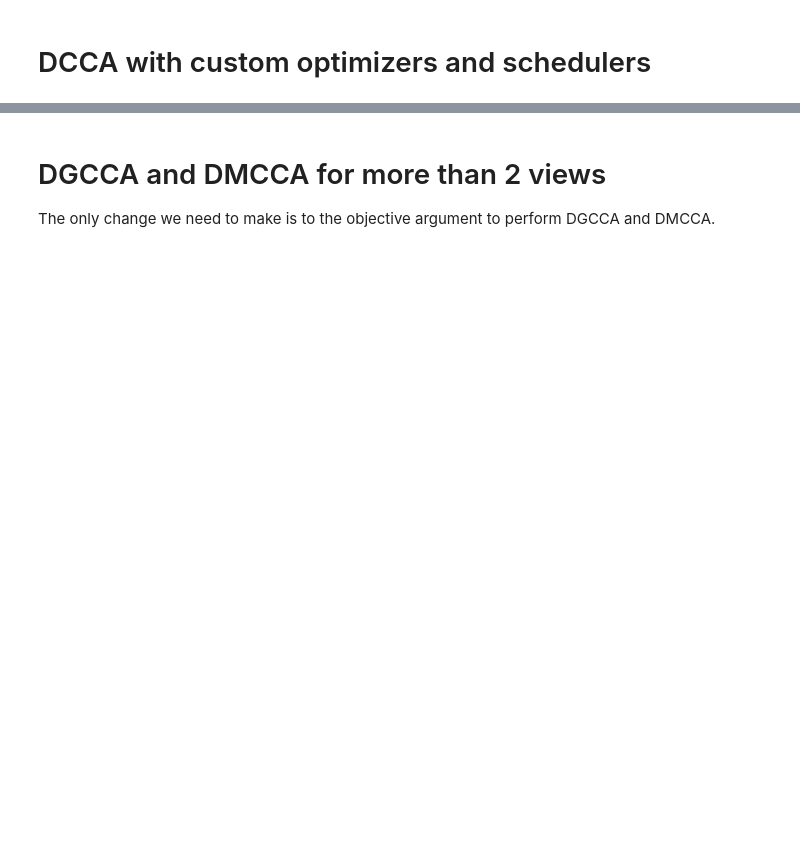
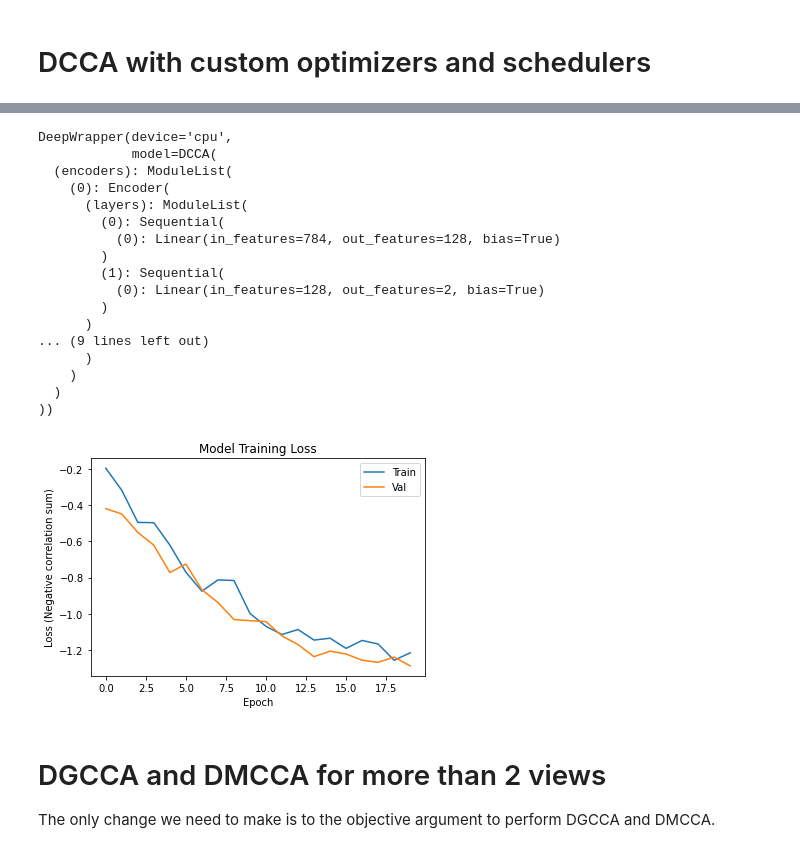
Before and after one commit to jameschapman19/cca_zoo, a Jupyter notebook: cca_zoo_tutorial.ipynb, the cells around one changed output, grey strips where cells are left out. Drawn from its saved outputs; the diff is of its cells as text; code cells hidden in the pictures; blank space fills up the shorter version.

```diff
--- a/cca_zoo_tutorial.ipynb
+++ b/cca_zoo_tutorial.ipynb
@@ -340,8 +375,9 @@ dcca_noi_results = np.stack(
 optimizers = [optim.Adam(encoder_1.parameters(), lr=1e-4), optim.Adam(encoder_2.parameters(), lr=1e-4)]
 schedulers = [optim.lr_scheduler.CosineAnnealingLR(optimizers[0], 1),
               optim.lr_scheduler.ReduceLROnPlateau(optimizers[1])]
-dcca_model = cca_zoo.dcca.DCCA(latent_dims=latent_dims, encoders=[encoder_1, encoder_2],
-                                objective=cca_zoo.objectives.CCA, optimizers=optimizers, schedulers=schedulers)
+dcca_model = dcca.DCCA(latent_dims=latent_dims, encoders=[encoder_1, encoder_2],
+                                objective=objectives.CCA, optimizers=optimizers, schedulers=schedulers)
 # hidden_layer_sizes are shown explicitly but these are also the defaults
-dcca_model = cca_zoo.deepwrapper.DeepWrapper(dcca_model, device=device)
+dcca_model = deepwrapper.DeepWrapper(dcca_model)
 dcca_model.fit(train_dataset, val_dataset,epochs=20)
+# %% [output]
@@ -348,3 +401,21 @@ dcca_model.fit(train_dataset, val_dataset,epochs=20)
+DeepWrapper(device='cpu',
+            model=DCCA(
+  (encoders): ModuleList(
+    (0): Encoder(
+      (layers): ModuleList(
+        (0): Sequential(
+          (0): Linear(in_features=784, out_features=128, bias=True)
+        )
+        (1): Sequential(
+          (0): Linear(in_features=128, out_features=2, bias=True)
+        )
+      )
+... (9 lines left out)
+      )
+    )
+  )
+))
+[figure, added]
 # %% [markdown]
 # DGCCA and DMCCA for more than 2 views
 
```
Also changed, not shown: parts of 12 cells of this notebook.
